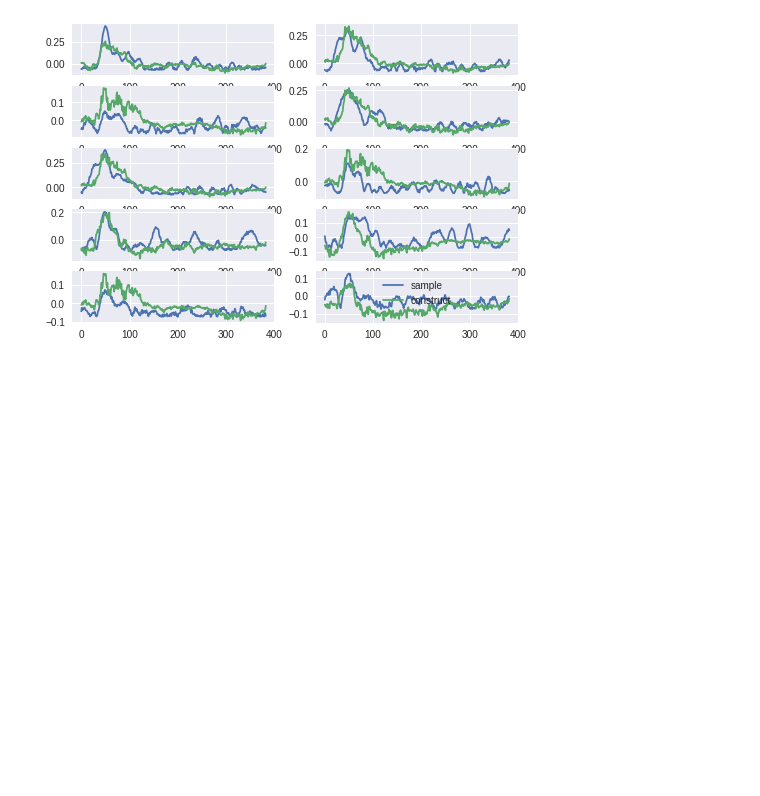
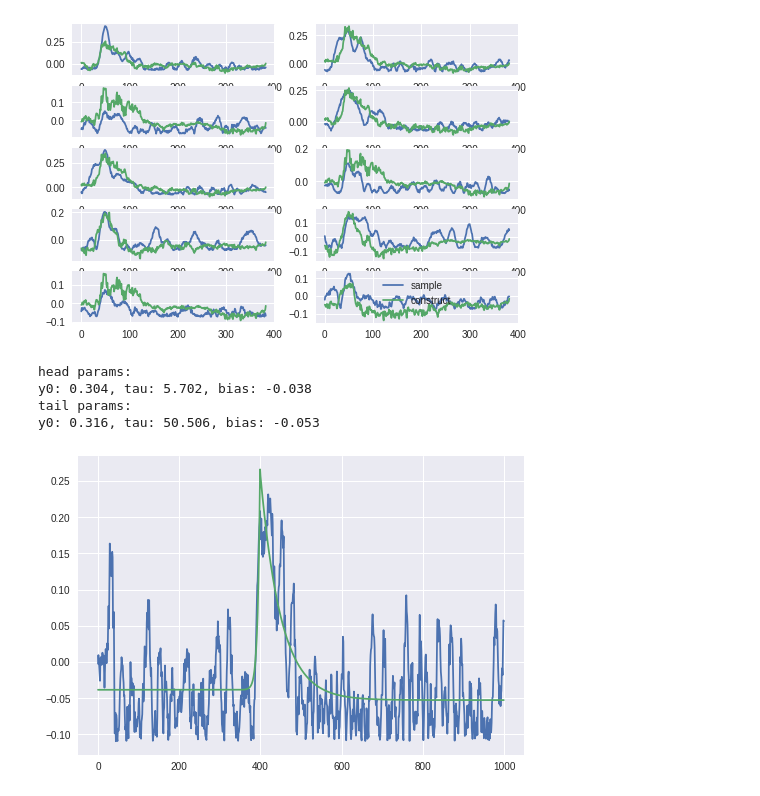
Before and after one commit to geoffder/python-analysis, a Jupyter notebook: cluster_notebook/conv1d_cluster_note.ipynb, the cells around one changed output. Cells and saved outputs as stored; diff of their text form; code cells hidden in the pictures; blank space fills up the shorter version.

Commit message:
Work on description of model and presentation.
Also, attempting clustering of minis based on metrics, such as peak, area, exponential fits, and time to rise/decay.

```diff
--- a/conv1d_cluster_note.ipynb
+++ b/cluster_notebook/conv1d_cluster_note.ipynb
@@ -180,3 +196,9 @@ Since this model is also given the task of ensuring the reduced representations
 autoencoder.reconstruct(minis, batch_sz=10)
 # %% [output]
 [figure]
+# %%
+datapath = "/media/geoff/Data/ss_minis/"
+long_minis, labels, label_strs = get_minis_dataset(
+    datapath, start=0, end=1000, norm='group_mean'
+)
+long_minis = np.squeeze(long_minis)
@@ -182,0 +244,24 @@ autoencoder.reconstruct(minis, batch_sz=10)
+# %%
+sample = long_minis[23, :]
+
+h_y0, h_tau, h_b, t_y0, t_tau, t_b = get_exp_fits(sample, 400)
+
+head_x = np.arange(head_y.shape[0])
+tail_x = np.arange(tail_y.shape[0])
+
+head_line = np.flip(expfun(head_x, h_y0, h_tau, h_b))
+tail_line = expfun(tail_x, t_y0, t_tau, t_b)
+
+fit_line = np.concatenate([head_line, tail_line[1:]]) # skip dupe point
+
+plt.plot(sample)
+plt.plot(fit_line)
+
+print("head params:\ny0: %.3f, tau: %.3f, bias: %.3f" % (h_y0, h_tau, h_b))
+print("tail params:\ny0: %.3f, tau: %.3f, bias: %.3f" % (t_y0, t_tau, t_b))
+# %% [output]
+head params:
+y0: 0.304, tau: 5.702, bias: -0.038
+tail params:
+y0: 0.316, tau: 50.506, bias: -0.053
+[figure, added]
```
Also changed, not shown: parts of 10 cells of this notebook, 3 other files.
